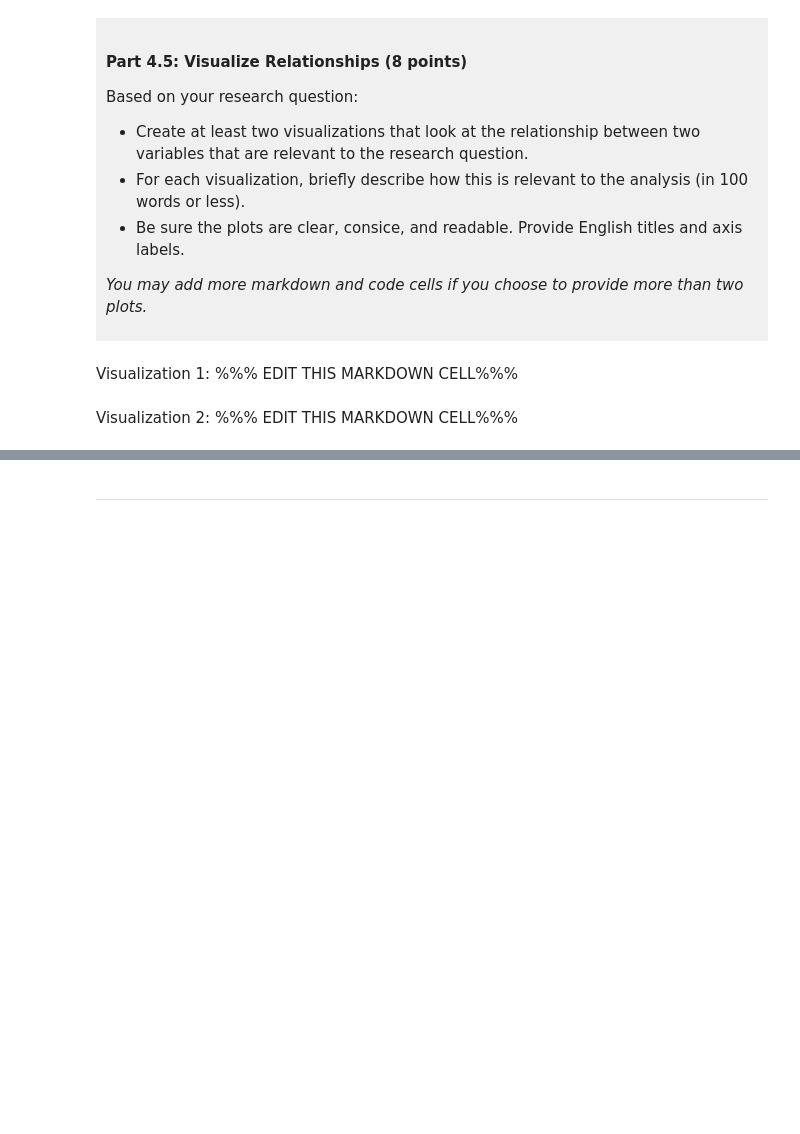
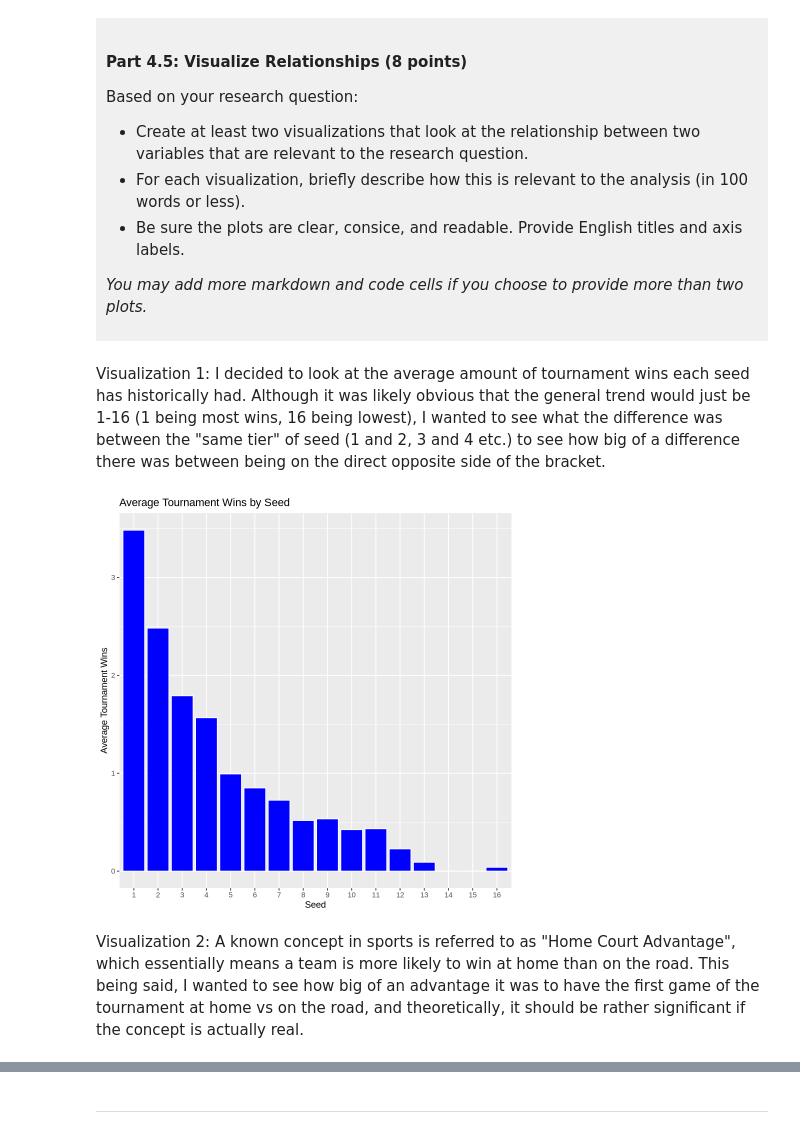
Before and after one commit to CairoDalal14/DSCI-100-Project-Cairo, a Jupyter notebook: dsci-100-project-notebook.ipynb, the cells around one changed output, grey strips where cells are left out. Drawn from its saved outputs; the diff is of its cells as text; code cells hidden in the pictures; blank space fills up the shorter version.

```diff
--- a/dsci-100-project-notebook.ipynb
+++ b/dsci-100-project-notebook.ipynb
@@ -307,9 +355,18 @@ Based on your research question:
 *You may add more markdown and code cells if you choose to provide more than two plots.*
 </div>
 # %% [markdown]
-Visualization 1: %%% EDIT THIS MARKDOWN CELL%%%
+Visualization 1: I decided to look at the average amount of tournament wins each seed has historically had. Although it was likely obvious that the general trend would just be 1-16 (1 being most wins, 16 being lowest), I wanted to see what the difference was between the "same tier" of seed (1 and 2, 3 and 4 etc.) to see how big of a difference there was between being on the direct opposite side of the bracket.
 # %%
-### EDIT THIS CODE CELL FOR VISUALIZATION 1###
+avg_tourney_wins_by_seed <- tidy_march_madness |>
+    filter(seed > 0) |>
+    group_by(seed) |>
+    summarize(avg_tourney_wins = mean(tourney_wins)) #I wanted to find the average amount of wins that each seed gets each tournament.
+seed_vs_tourney_wins <- ggplot(avg_tourney_wins_by_seed, aes(x = factor(seed), y = avg_tourney_wins)) +
+       geom_bar(stat = "identity", fill = "blue", colour = "white") +
+       labs(title = "Average Tournament Wins by Seed", x = "Seed", y = "Average Tournament Wins")
+seed_vs_tourney_wins
+# %% [output]
+[figure, added]
 # %% [markdown]
-Visualization 2: %%% EDIT THIS MARKDOWN CELL%%%
+Visualization 2: A known concept in sports is referred to as "Home Court Advantage", which essentially means a team is more likely to win at home than on the road. This being said, I wanted to see how big of an advantage it was to have the first game of the tournament at home vs on the road, and theoretically, it should be rather significant if the concept is actually real.
 # %%
```
Also changed, not shown: parts of 9 cells of this notebook.
